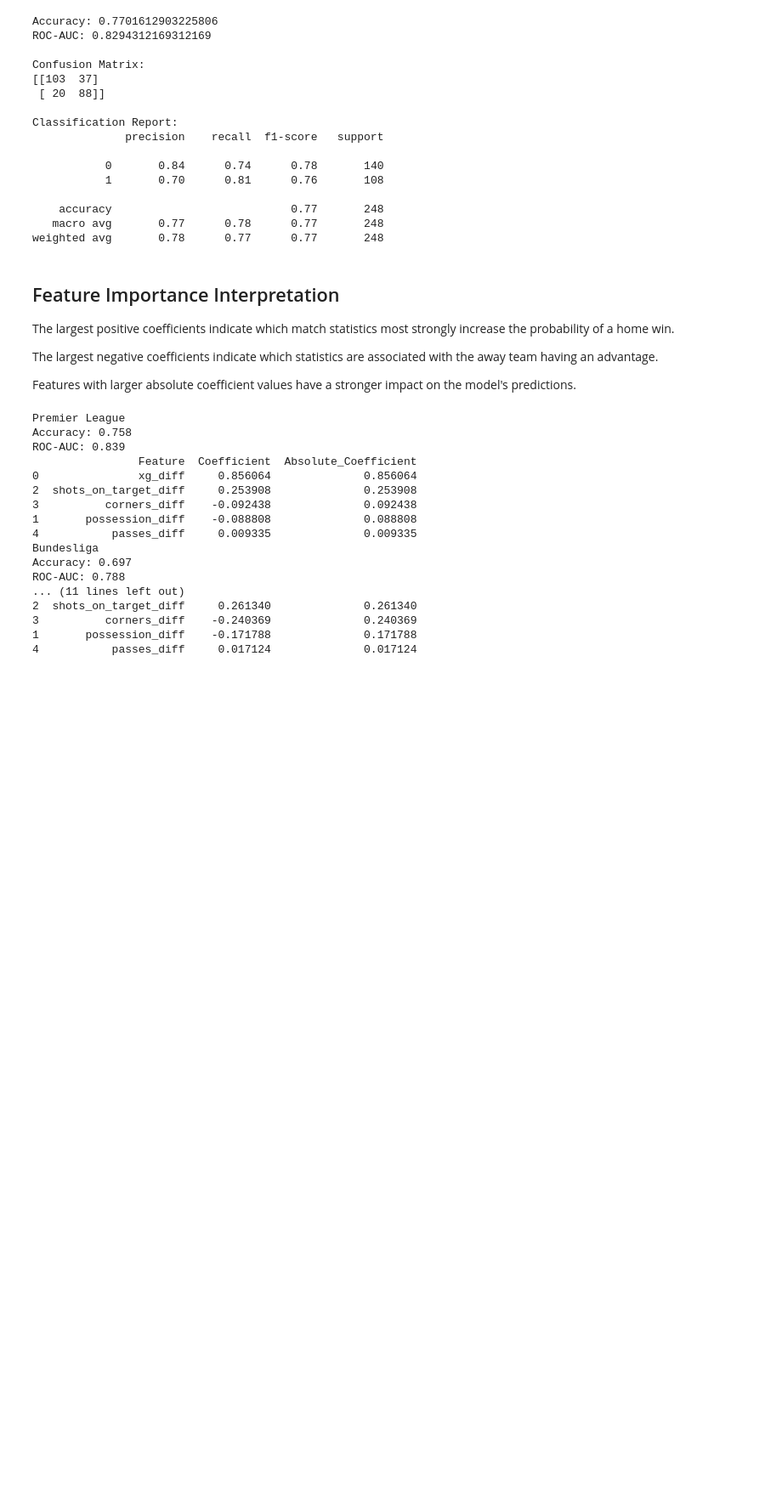
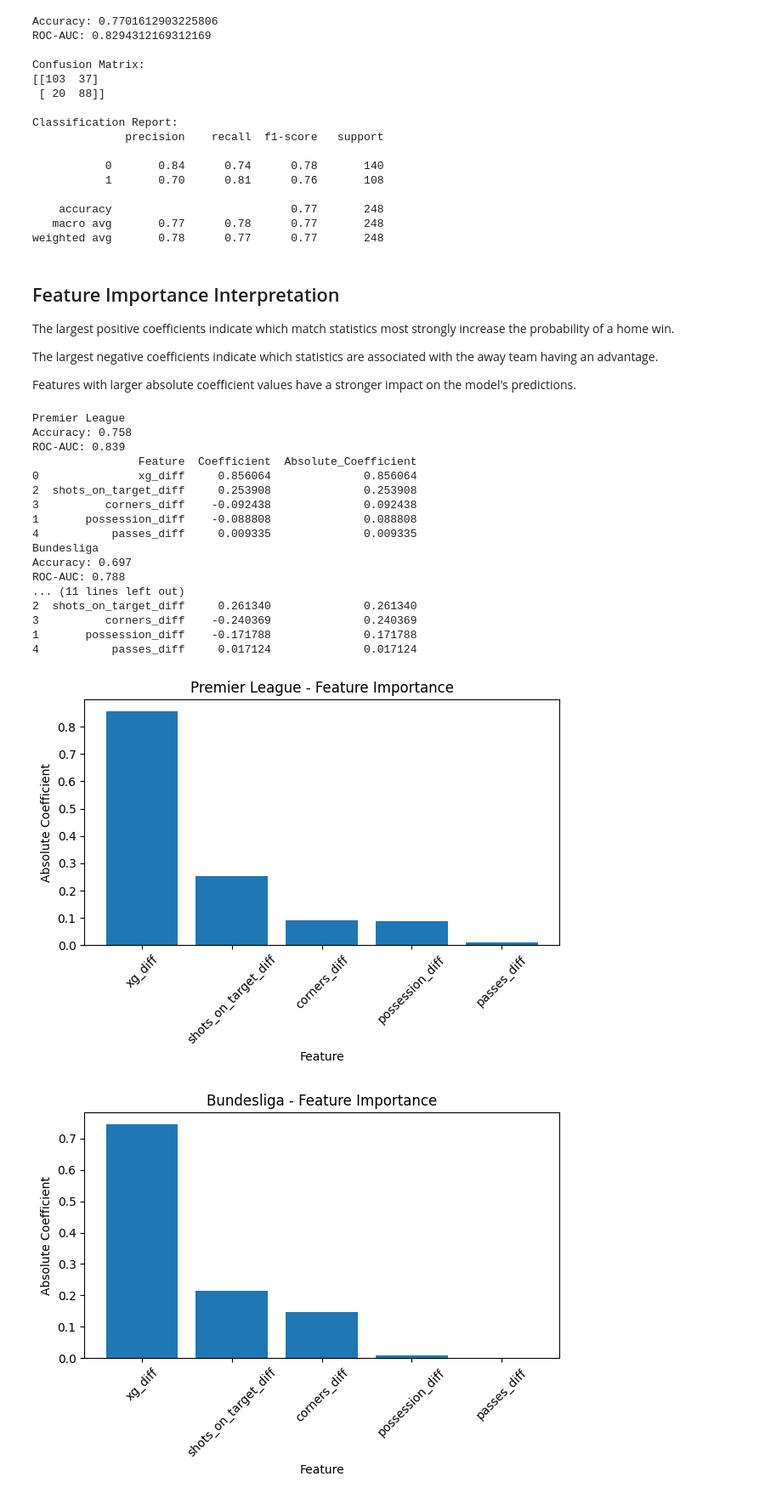
Before and after one commit to MahinC68/cross-league-match-outcome-drivers, a Jupyter notebook: notebooks/03_modeling_and_evaluation.ipynb, the cells around one changed output. Shown at 85% size. Saved outputs shown, nothing was run; the diff lists cells and outputs as text; code cells hidden in the pictures; blank space fills up the shorter version.

Commit message:
Graphs

```diff
--- a/notebooks/03_modeling_and_evaluation.ipynb
+++ b/notebooks/03_modeling_and_evaluation.ipynb
@@ -199,3 +199,20 @@ ROC-AUC: 0.788
 3          corners_diff    -0.240369              0.240369
 1       possession_diff    -0.171788              0.171788
 4           passes_diff     0.017124              0.017124
+# %%
+import matplotlib.pyplot as plt
+
+for league_name, result in results.items():
+    coef_df = result["coefficients"]
+
+    plt.figure()
+    plt.bar(coef_df["Feature"], coef_df["Absolute_Coefficient"])
+    plt.title(f"{league_name} - Feature Importance")
+    plt.xlabel("Feature")
+    plt.ylabel("Absolute Coefficient")
+    plt.xticks(rotation=45)
+    plt.tight_layout()
+    plt.show()
+# %% [output]
+[figure, added]
+[figure, added]
```
Also changed, not shown: parts of 2 cells of this notebook.
